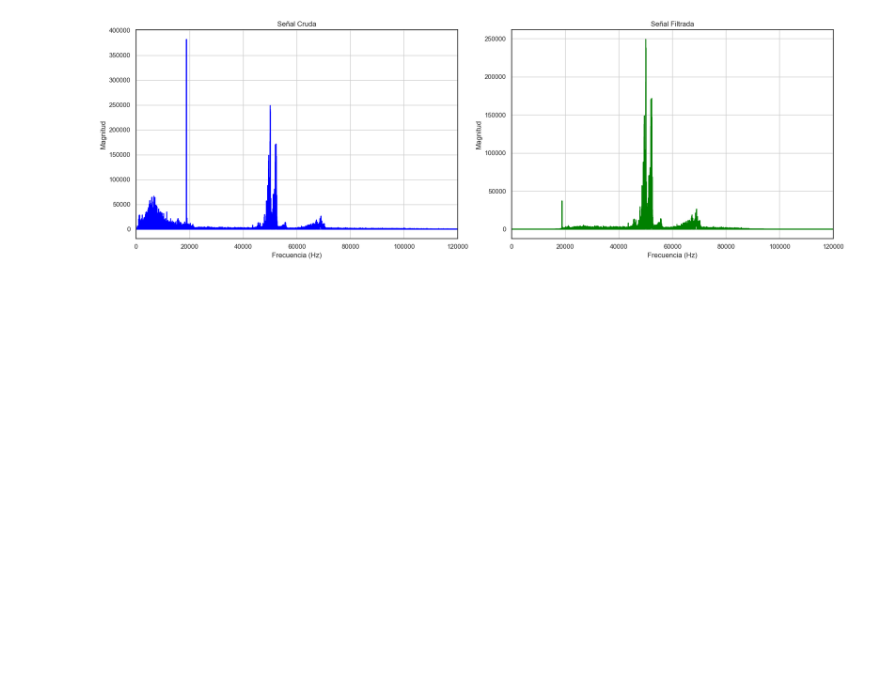
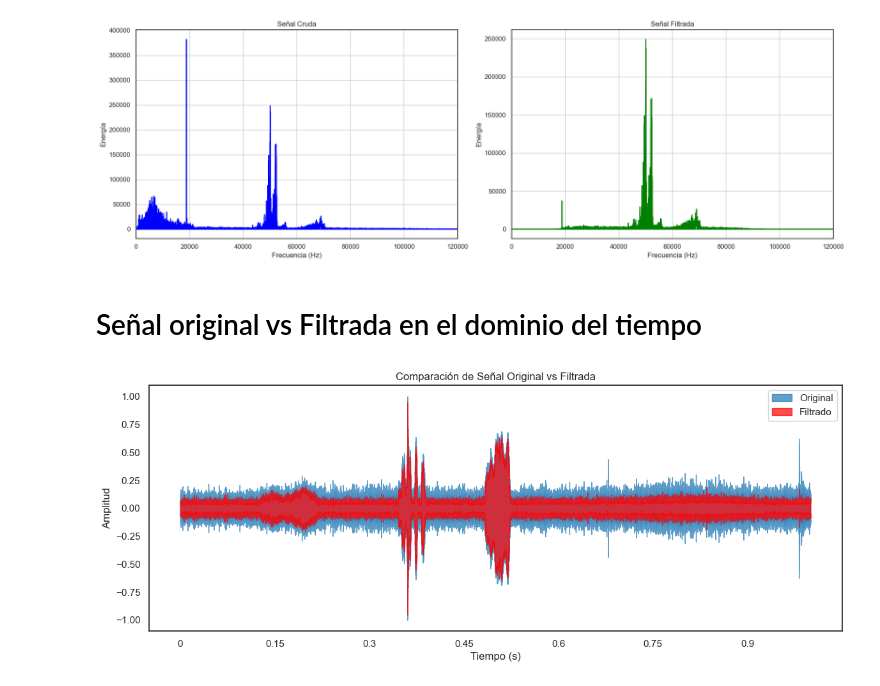
Before and after one commit to andresarguelles/chefcito, a Jupyter notebook: chefcito_pasabanda.ipynb, the cells around one changed output. Cells and saved outputs as stored; diff of their text form; code cells hidden in the pictures; blank space fills up the shorter version.

```diff
--- a/chefcito_pasabanda.ipynb
+++ b/chefcito_pasabanda.ipynb
@@ -131,3 +130,18 @@ plt.tight_layout()
 plt.show()
 # %% [output]
 [figure]
+# %% [markdown]
+# Señal original vs Filtrada en el dominio del tiempo
+# %%
+t = np.arange(len(y_filtrado)) / sr
+
+plt.figure(figsize=(14, 5))
+librosa.display.waveshow(y, sr=sr, alpha=0.7, label='Original')
+librosa.display.waveshow(y_filtrado, sr=sr, color='r', alpha=0.7, label='Filtrado')
+plt.title('Comparación de Señal Original vs Filtrada')
+plt.xlabel('Tiempo (s)')
+plt.ylabel('Amplitud')
+plt.legend()
+plt.show()
+# %% [output]
+[figure, added]
```
Also changed, not shown: parts of 17 cells of this notebook.
